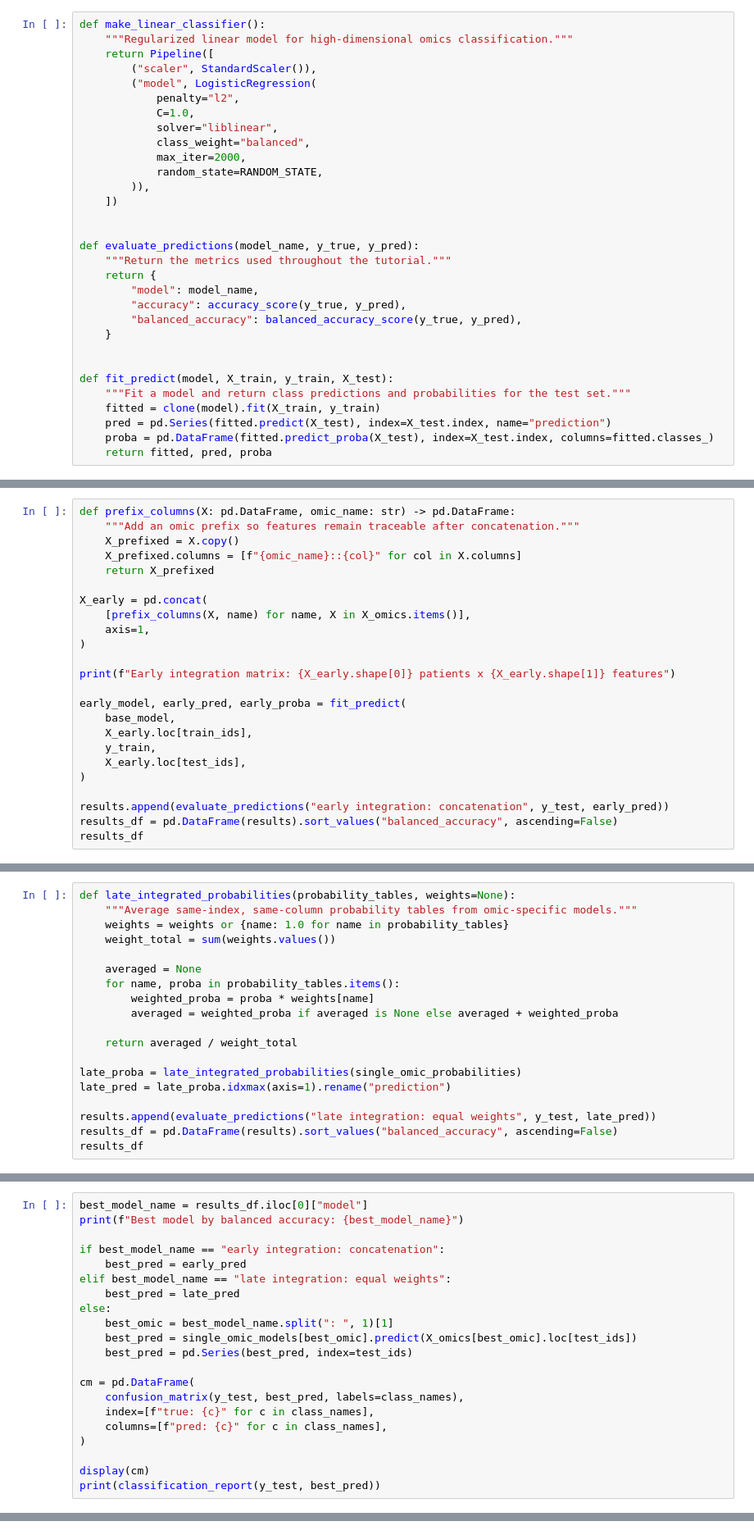
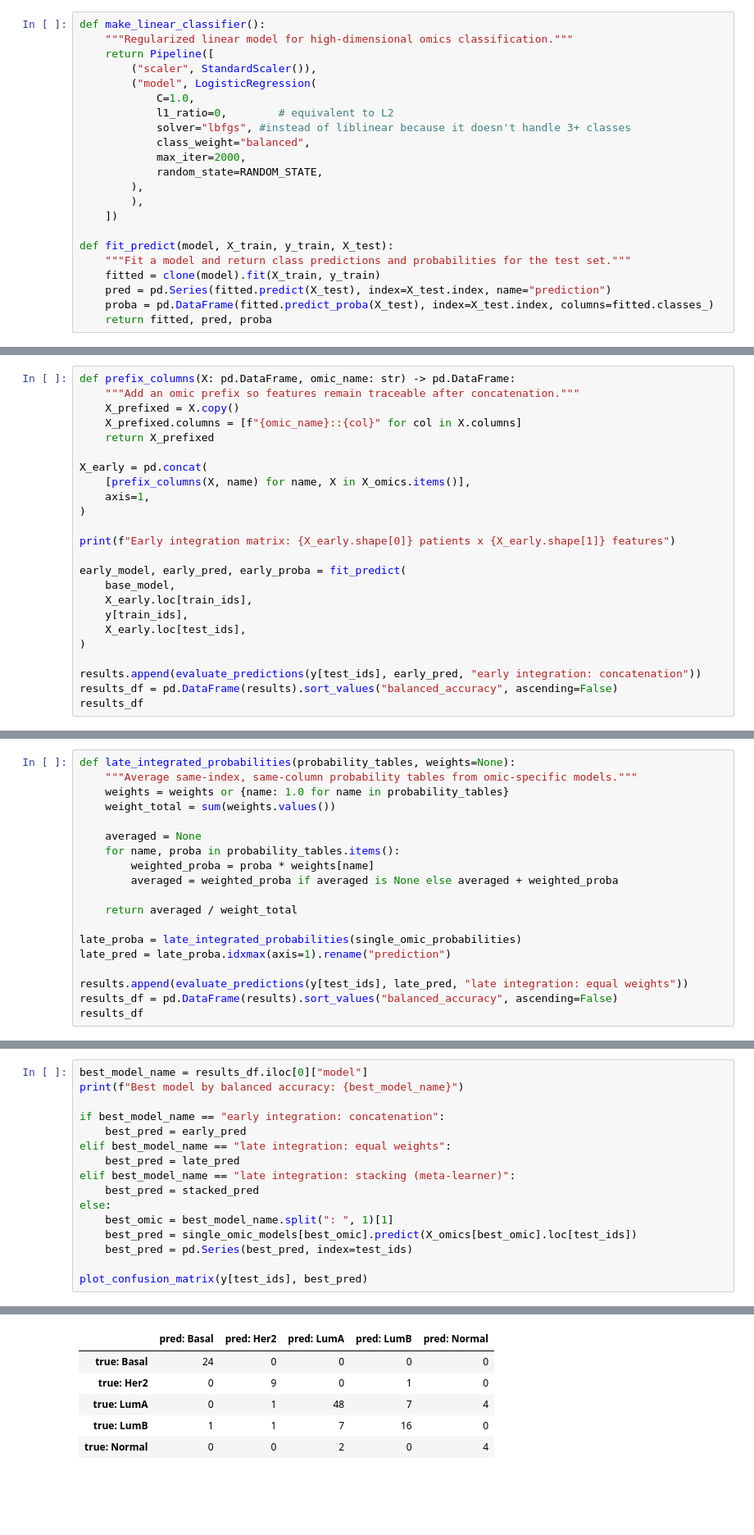
Before and after one commit to Barry8197/ECCB2026_TEST, a Jupyter notebook: sessions/session-2-multi-omics/part-1-linear-methods.ipynb, the cells around one changed output, grey strips where cells are left out. Shown at 82% size. Saved outputs shown, nothing was run; the diff lists cells and outputs as text; blank space fills up the shorter version.

```diff
--- a/sessions/session-2-multi-omics/part-1-linear-methods.ipynb
+++ b/sessions/session-2-multi-omics/part-1-linear-methods.ipynb
@@ -190,24 +140,15 @@ def make_linear_classifier():
     return Pipeline([
         ("scaler", StandardScaler()),
         ("model", LogisticRegression(
-            penalty="l2",
             C=1.0,
-            solver="liblinear",
+            l1_ratio=0,        # equivalent to L2
+            solver="lbfgs", #instead of liblinear because it doesn't handle 3+ classes
             class_weight="balanced",
             max_iter=2000,
             random_state=RANDOM_STATE,
-        )),
+        ),
+        ),
     ])
-
-
-def evaluate_predictions(model_name, y_true, y_pred):
-    """Return the metrics used throughout the tutorial."""
-    return {
-        "model": model_name,
-        "accuracy": accuracy_score(y_true, y_pred),
-        "balanced_accuracy": balanced_accuracy_score(y_true, y_pred),
-    }
-
 
 def fit_predict(model, X_train, y_train, X_test):
     """Fit a model and return class predictions and probabilities for the test set."""
@@ -262,10 +293,10 @@ print(f"Early integration matrix: {X_early.shape[0]} patients x {X_early.shape[1
 early_model, early_pred, early_proba = fit_predict(
     base_model,
     X_early.loc[train_ids],
-    y_train,
+    y[train_ids],
     X_early.loc[test_ids],
 )
 
-results.append(evaluate_predictions("early integration: concatenation", y_test, early_pred))
+results.append(evaluate_predictions(y[test_ids], early_pred, "early integration: concatenation"))
 results_df = pd.DataFrame(results).sort_values("balanced_accuracy", ascending=False)
 results_df
@@ -289,6 +506,6 @@ def late_integrated_probabilities(probability_tables, weights=None):
 late_proba = late_integrated_probabilities(single_omic_probabilities)
 late_pred = late_proba.idxmax(axis=1).rename("prediction")
 
-results.append(evaluate_predictions("late integration: equal weights", y_test, late_pred))
+results.append(evaluate_predictions(y[test_ids], late_pred, "late integration: equal weights"))
 results_df = pd.DataFrame(results).sort_values("balanced_accuracy", ascending=False)
 results_df
@@ -437,16 +776,12 @@ if best_model_name == "early integration: concatenation":
     best_pred = early_pred
 elif best_model_name == "late integration: equal weights":
     best_pred = late_pred
+elif best_model_name == "late integration: stacking (meta-learner)":
+    best_pred = stacked_pred
 else:
     best_omic = best_model_name.split(": ", 1)[1]
     best_pred = single_omic_models[best_omic].predict(X_omics[best_omic].loc[test_ids])
     best_pred = pd.Series(best_pred, index=test_ids)
 
-cm = pd.DataFrame(
-    confusion_matrix(y_test, best_pred, labels=class_names),
-    index=[f"true: {c}" for c in class_names],
-    columns=[f"pred: {c}" for c in class_names],
-)
-
-display(cm)
-print(classification_report(y_test, best_pred))
+plot_confusion_matrix(y[test_ids], best_pred)
+# %% [output]
@@ -452,0 +789,6 @@ print(classification_report(y_test, best_pred))
+|  | pred: Basal | pred: Her2 | pred: LumA | pred: LumB | pred: Normal |
+| true: Basal | 24 | 0 | 0 | 0 | 0 |
+| true: Her2 | 0 | 9 | 0 | 1 | 0 |
+| true: LumA | 0 | 1 | 48 | 7 | 4 |
+| true: LumB | 1 | 1 | 7 | 16 | 0 |
+| true: Normal | 0 | 0 | 2 | 0 | 4 |
```
Also changed, not shown: parts of 54 cells of this notebook, 5 other files.
